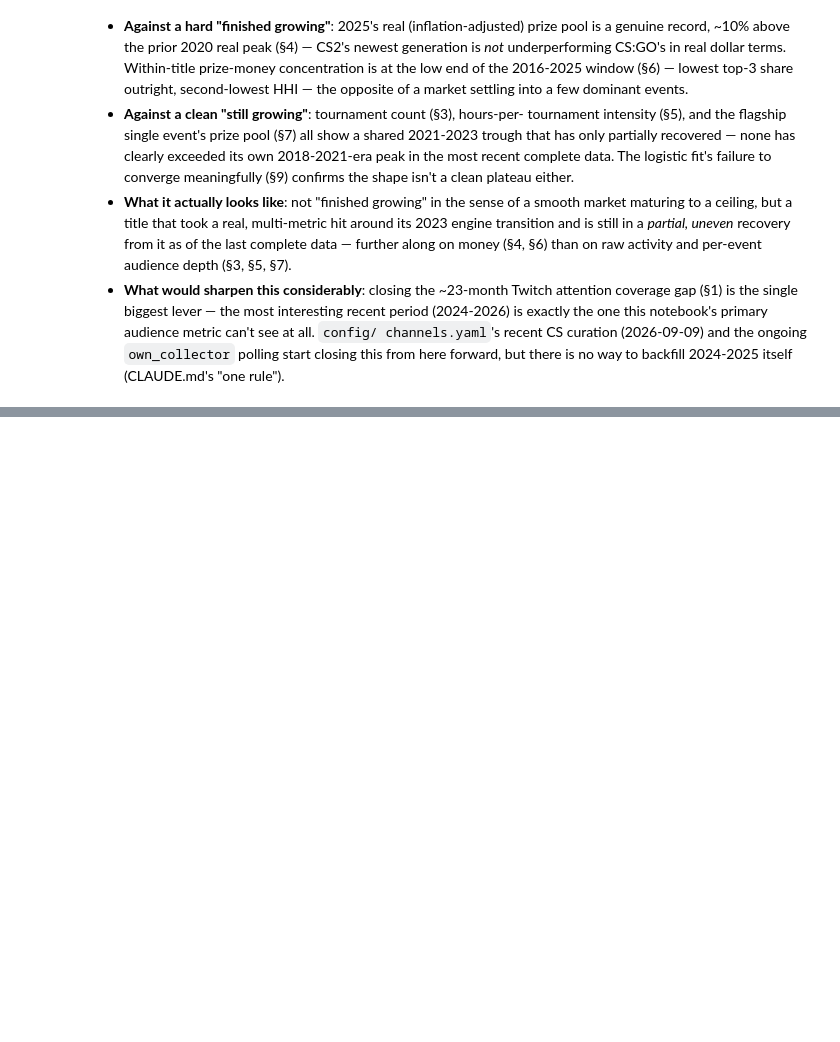
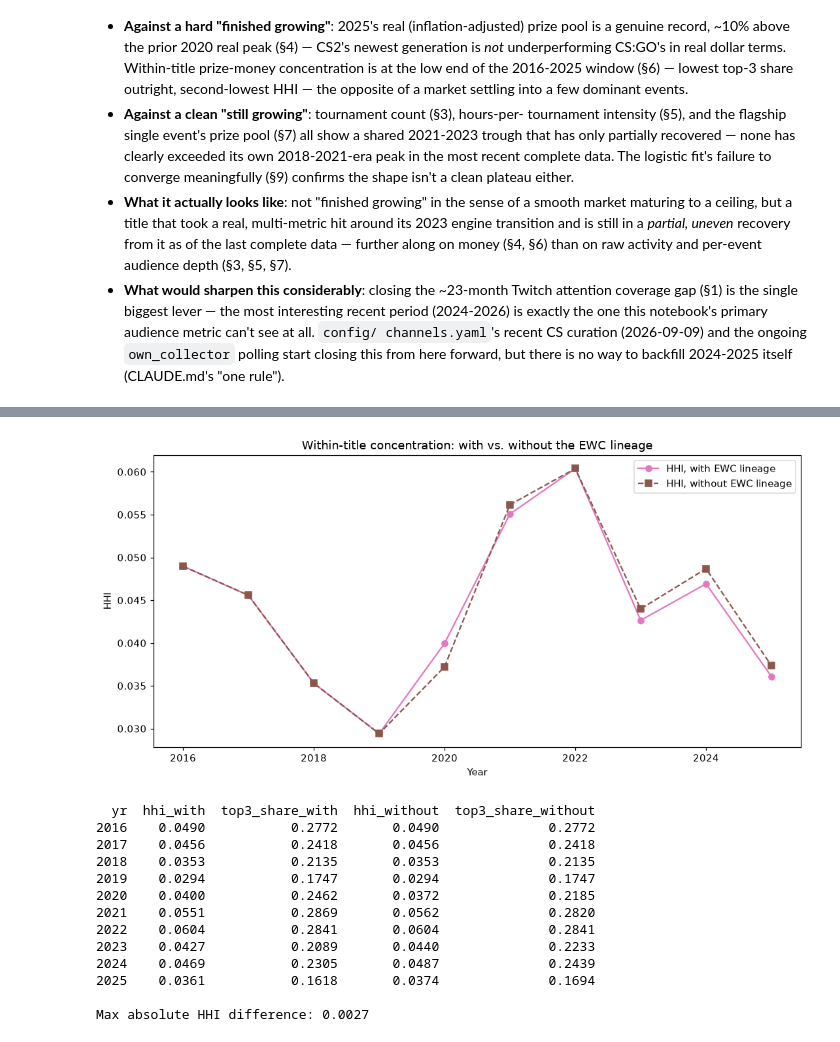
Before and after one commit to JacobH1994/fandomdatapuller, a Jupyter notebook: notebooks/cs_growth_trajectory.ipynb, the cells around one changed output, grey strips where cells are left out. Drawn from its saved outputs; the diff is of its cells as text; code cells hidden in the pictures; blank space fills up the shorter version.

```diff
--- a/notebooks/cs_growth_trajectory.ipynb
+++ b/notebooks/cs_growth_trajectory.ipynb
@@ -581,0 +693,47 @@ avoid a false answer from any one of them (brief §5a):
+# %%
+def concentration_by_year(exclude_ewc: bool) -> pd.DataFrame:
+    rows = []
+    for yr in range(2016, 2026):
+        where_extra = f"AND {excl_clause}" if exclude_ewc else ""
+        values = [r[0] for r in conn.execute(
+            f"SELECT prize_pool FROM tournaments WHERE title_id='counter_strike' AND tier IN ('1','2','S-Tier','A-Tier') "
+            f"AND start_date LIKE '{yr}%' AND prize_pool IS NOT NULL AND prize_pool > 0 {where_extra}"
+        ).fetchall()]
+        if not values:
+            continue
+        result = get_concentration(values)
+        rows.append({"yr": yr, "hhi": result["hhi"], "top3_share": result["top3_share"]})
+    return pd.DataFrame(rows)
+
+conc_with = concentration_by_year(exclude_ewc=False)
+conc_without = concentration_by_year(exclude_ewc=True)
+
+fig, ax = plt.subplots(figsize=(10, 5))
+ax.plot(conc_with["yr"], conc_with["hhi"], "o-", color="#e377c2", label="HHI, with EWC lineage")
+ax.plot(conc_without["yr"], conc_without["hhi"], "s--", color="#8c564b", label="HHI, without EWC lineage")
+ax.set_xlabel("Year")
+ax.set_ylabel("HHI")
+ax.set_title("Within-title concentration: with vs. without the EWC lineage")
+ax.legend()
+plt.tight_layout()
+plt.savefig(REPO_ROOT / "notebooks" / "_cs_growth_fig9_ewc_concentration.png", dpi=110)
+plt.show()
+
+hhi_check = conc_with.merge(conc_without, on="yr", suffixes=("_with", "_without"))
+print(hhi_check.round(4).to_string(index=False))
+print("\nMax absolute HHI difference:", (hhi_check["hhi_with"] - hhi_check["hhi_without"]).abs().max().round(4))
+# %% [output]
+[figure, added]
+  yr  hhi_with  top3_share_with  hhi_without  top3_share_without
+2016    0.0490           0.2772       0.0490              0.2772
+2017    0.0456           0.2418       0.0456              0.2418
+2018    0.0353           0.2135       0.0353              0.2135
+2019    0.0294           0.1747       0.0294              0.1747
+2020    0.0400           0.2462       0.0372              0.2185
+2021    0.0551           0.2869       0.0562              0.2820
+2022    0.0604           0.2841       0.0604              0.2841
+2023    0.0427           0.2089       0.0440              0.2233
+2024    0.0469           0.2305       0.0487              0.2439
+2025    0.0361           0.1618       0.0374              0.1694
+
+Max absolute HHI difference: 0.0027
```
Also changed, not shown: parts of 5 cells of this notebook, 1 other file.
